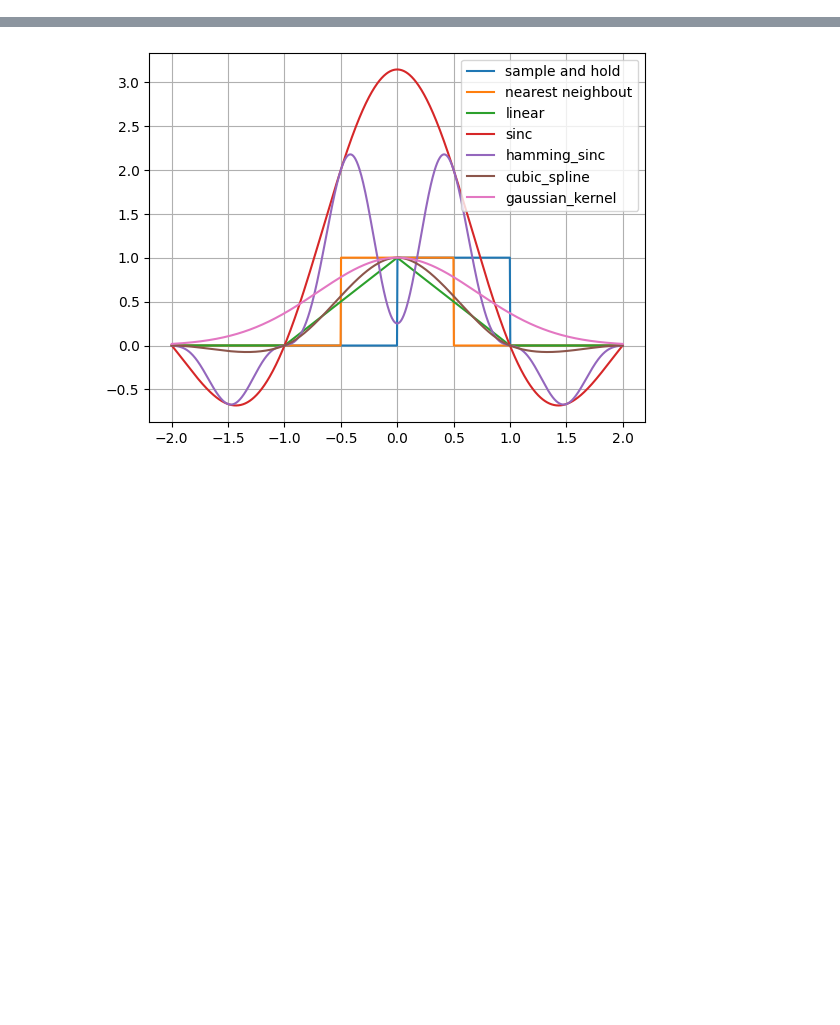
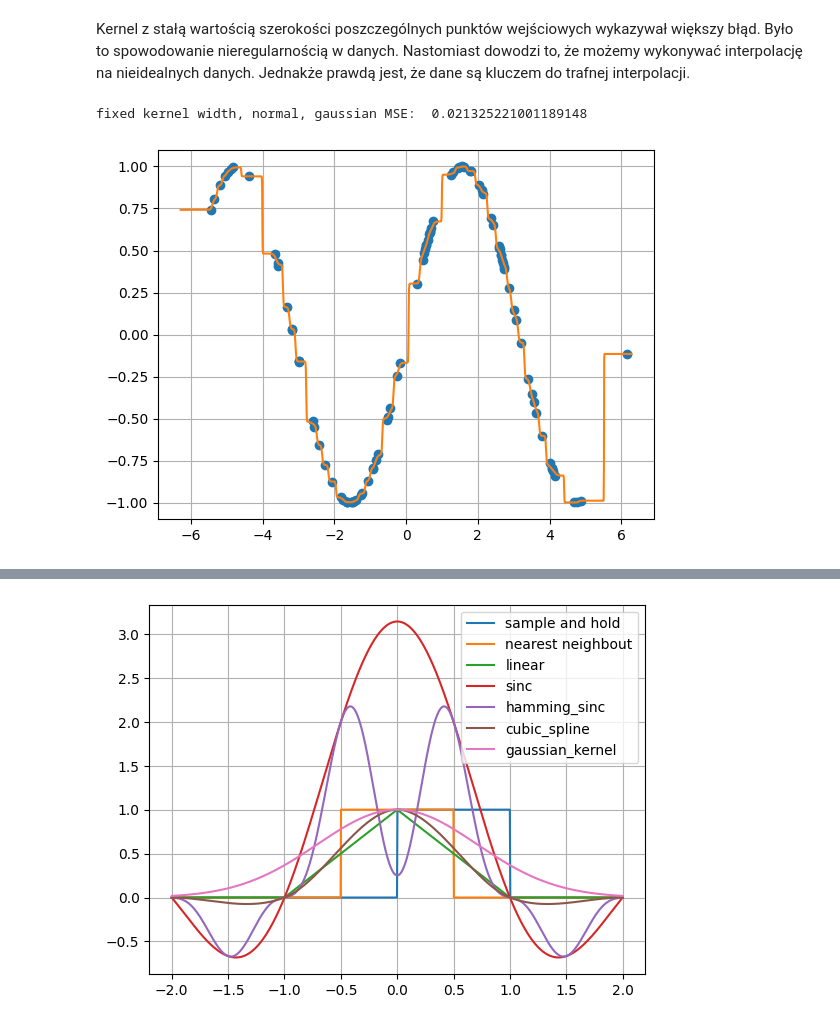
Before and after one commit to Cranhat/digital-signals-and-images, a Jupyter notebook: interpolation and convolution.ipynb, the cells around one changed output, grey strips where cells are left out. Cells and saved outputs as stored; diff of their text form; code cells hidden in the pictures; blank space fills up the shorter version.

```diff
--- a/interpolation and convolution.ipynb
+++ b/interpolation and convolution.ipynb
@@ -105,0 +141,12 @@ x_interp10000 = np.linspace(np.min(x), np.max(x), density * 10000)
+# %% [markdown]
+Kernel z stałą wartością szerokości poszczególnych punktów wejściowych wykazywał większy błąd. Było to spowodowanie nieregularnością w danych. Nastomiast dowodzi to, że możemy wykonywać interpolację na nieidealnych danych. Jednakże prawdą jest, że dane są kluczem do trafnej interpolacji.
+# %%
+plt.plot(x_normal, y_normal, 'o', label = "normal data points")
+plt.plot(x_interp16, kernel_interpolate(x_normal, y_normal, x_interp16, gaussian), label="fixed kernel widht, normal, gaussian")
+print("fixed kernel width, normal, gaussian MSE: ", mean_square_error(x_interp16, kernel_interpolate(x_normal, y_normal, x_interp16, gaussian), f1))
+
+plt.grid()
+plt.show()
+# %% [output]
+fixed kernel width, normal, gaussian MSE:  0.021325221001189148
+[figure, added]
```
Also changed, not shown: parts of 29 cells of this notebook.
